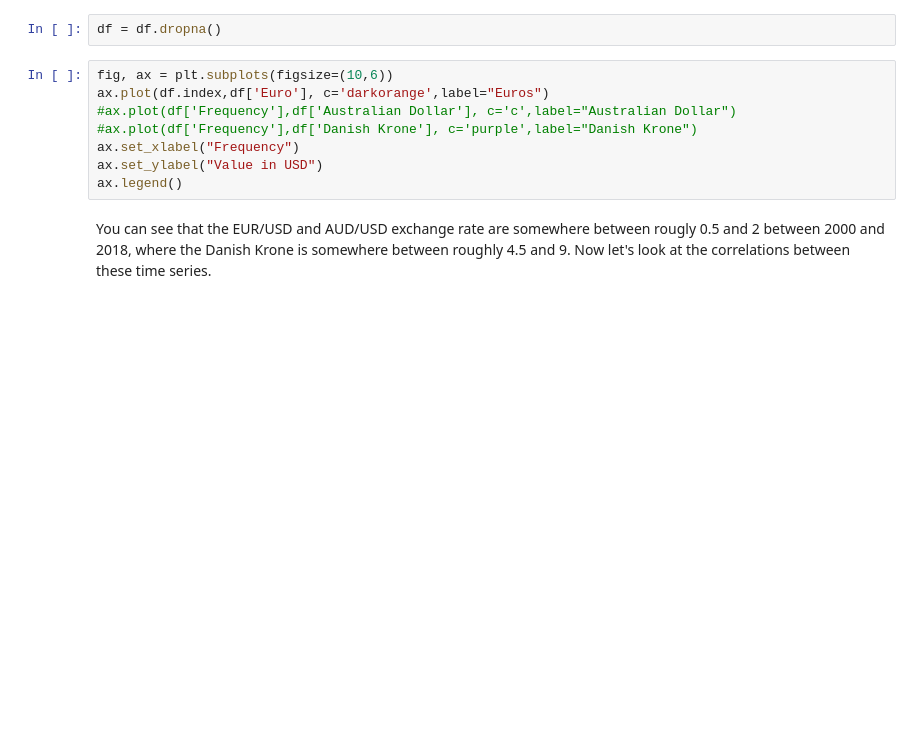
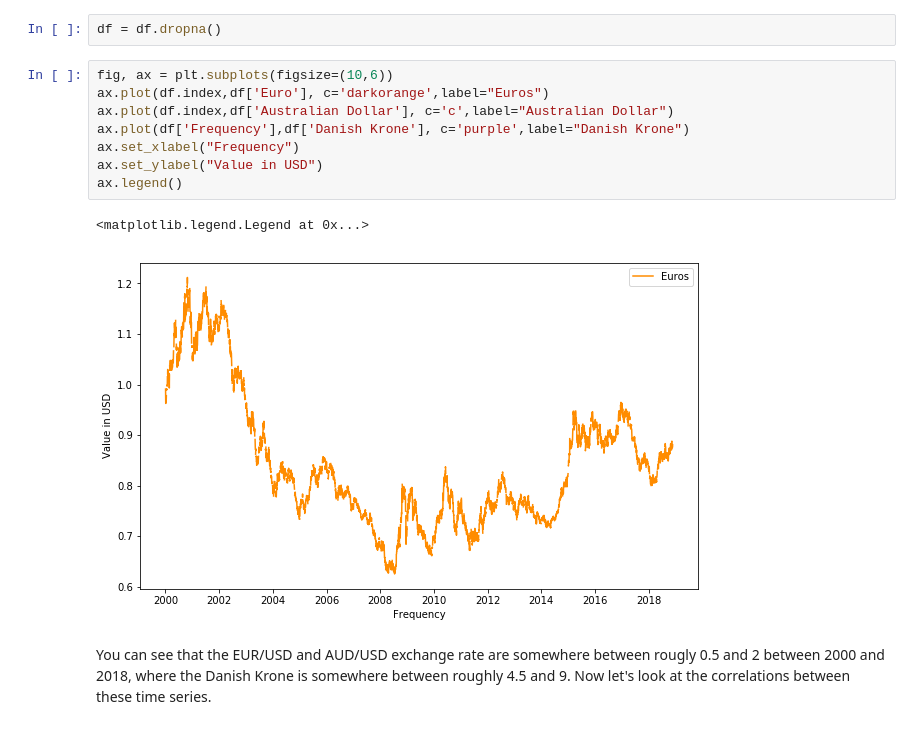
Before and after one commit to ZMBailey/dsc-3-26-05-correlation-and-autocorrelation-in-time-series-lab-seattle-ds-career-040119, a Jupyter notebook: index.ipynb, the cells around one changed output. Saved outputs shown, nothing was run; the diff lists cells and outputs as text; blank space fills up the shorter version.

```diff
--- a/index.ipynb
+++ b/index.ipynb
@@ -42,11 +42,14 @@ df = df.dropna()
 # %%
 fig, ax = plt.subplots(figsize=(10,6))
 ax.plot(df.index,df['Euro'], c='darkorange',label="Euros")
-#ax.plot(df['Frequency'],df['Australian Dollar'], c='c',label="Australian Dollar")
-#ax.plot(df['Frequency'],df['Danish Krone'], c='purple',label="Danish Krone")
+ax.plot(df.index,df['Australian Dollar'], c='c',label="Australian Dollar")
+ax.plot(df['Frequency'],df['Danish Krone'], c='purple',label="Danish Krone")
 ax.set_xlabel("Frequency")
 ax.set_ylabel("Value in USD")
 ax.legend()
+# %% [output]
+<matplotlib.legend.Legend at 0x...>
+[figure, added]
 # %% [markdown]
 You can see that the EUR/USD and AUD/USD exchange rate are somewhere between rougly 0.5 and 2 between 2000 and 2018, where the Danish Krone is somewhere between roughly 4.5 and 9. Now let's look at the correlations between these time series.
 # %%
```
